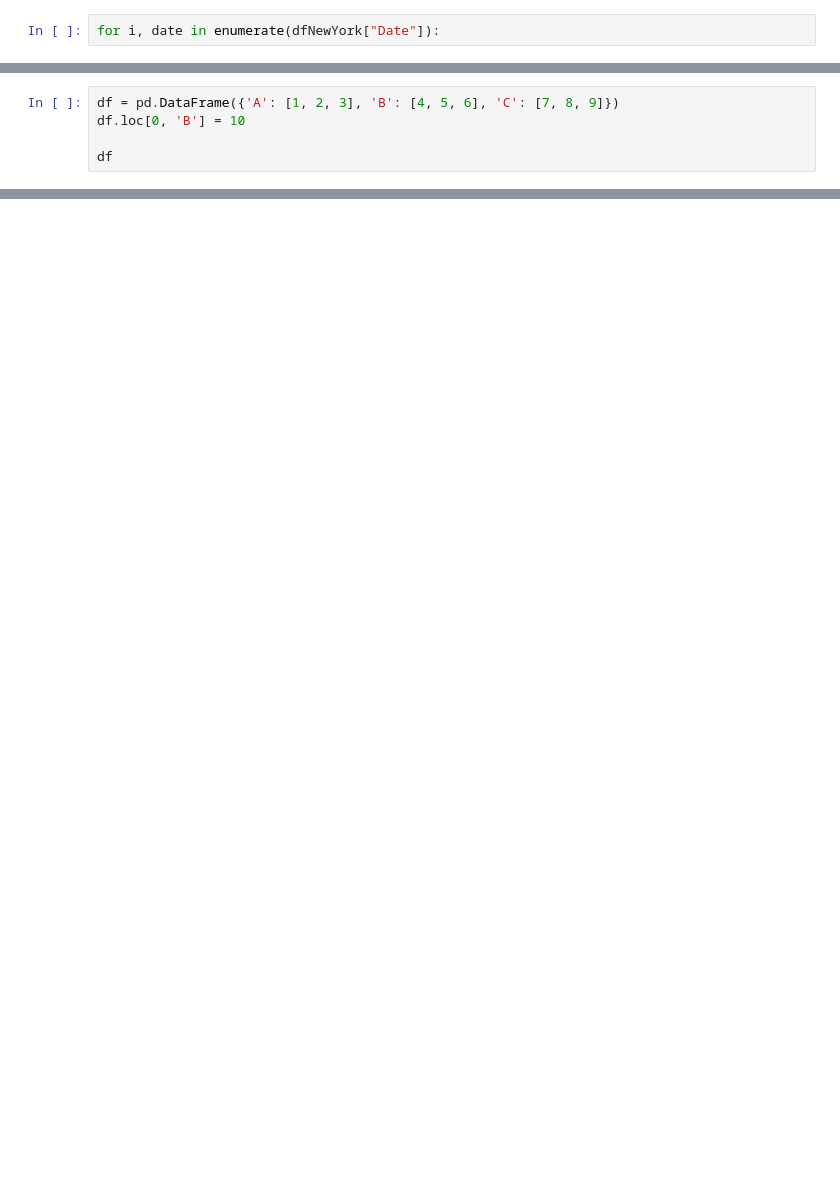
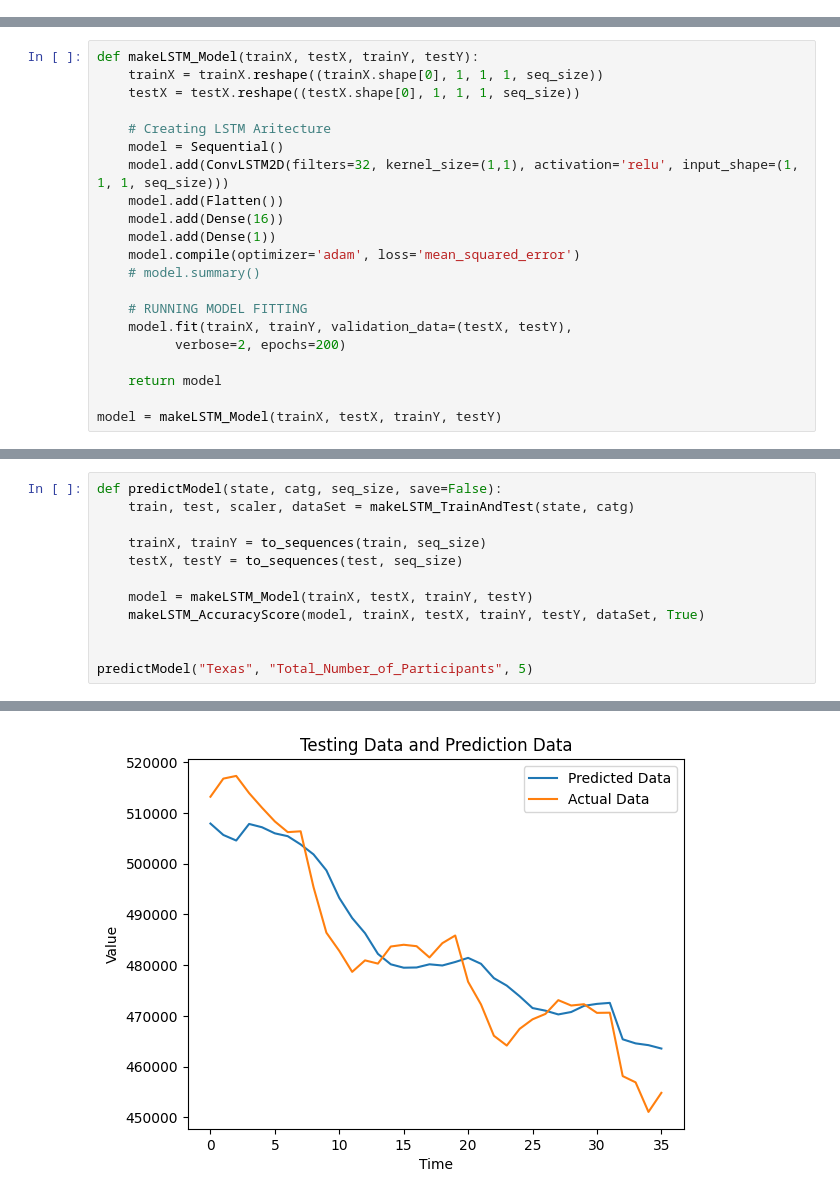
Before and after one commit to kevin-klau/nourishNow, a Jupyter notebook: mapleHacks.ipynb, the cells around one changed output, grey strips where cells are left out. Saved outputs shown, nothing was run; the diff lists cells and outputs as text; blank space fills up the shorter version.

Commit message:
finished model projection

```diff
--- a/mapleHacks.ipynb
+++ b/mapleHacks.ipynb
@@ -106,2 +87,0 @@ TypeError: 'str' object is not callable
-# %%
-for i, date in enumerate(dfNewYork["Date"]):
@@ -126,5 +87,0 @@ for i, date in enumerate(dfNewYork["Date"]):
-# %%
-df = pd.DataFrame({'A': [1, 2, 3], 'B': [4, 5, 6], 'C': [7, 8, 9]})
-df.loc[0, 'B'] = 10
-
-df
@@ -174,0 +161,21 @@ AttributeError: 'SecondaryAxis' object has no attribute 'set_major_formatter'
+# %%
+def makeLSTM_Model(trainX, testX, trainY, testY):
+    trainX = trainX.reshape((trainX.shape[0], 1, 1, 1, seq_size))
+    testX = testX.reshape((testX.shape[0], 1, 1, 1, seq_size))
+
+    # Creating LSTM Aritecture
+    model = Sequential()
+    model.add(ConvLSTM2D(filters=32, kernel_size=(1,1), activation='relu', input_shape=(1, 1, 1, seq_size)))
+    model.add(Flatten())
+    model.add(Dense(16))
+    model.add(Dense(1))
+    model.compile(optimizer='adam', loss='mean_squared_error')
+    # model.summary()
+
+    # RUNNING MODEL FITTING
+    model.fit(trainX, trainY, validation_data=(testX, testY),
+          verbose=2, epochs=200)
+
+    return model
+
+model = makeLSTM_Model(trainX, testX, trainY, testY)
@@ -174,0 +252,13 @@ AttributeError: 'SecondaryAxis' object has no attribute 'set_major_formatter'
+# %%
+def predictModel(state, catg, seq_size, save=False):
+    train, test, scaler, dataSet = makeLSTM_TrainAndTest(state, catg)
+
+    trainX, trainY = to_sequences(train, seq_size)
+    testX, testY = to_sequences(test, seq_size)
+
+    model = makeLSTM_Model(trainX, testX, trainY, testY)
+    makeLSTM_AccuracyScore(model, trainX, testX, trainY, testY, dataSet, True)
+
+
+predictModel("Texas", "Total_Number_of_Participants", 5)
+# %% [output]
@@ -174,0 +282 @@ AttributeError: 'SecondaryAxis' object has no attribute 'set_major_formatter'
+[figure, added]
```
Also changed, not shown: parts of 14 cells of this notebook, 6 other files.
